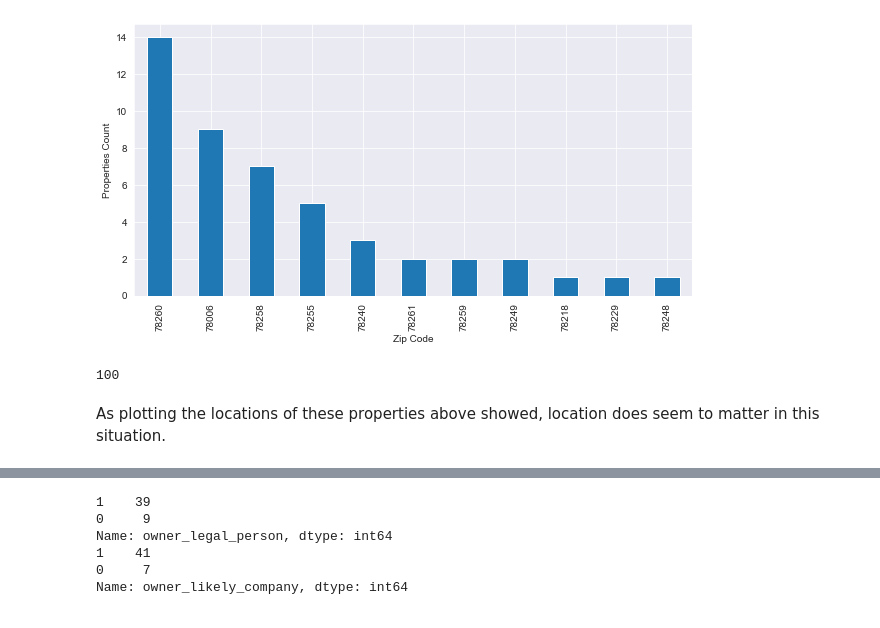
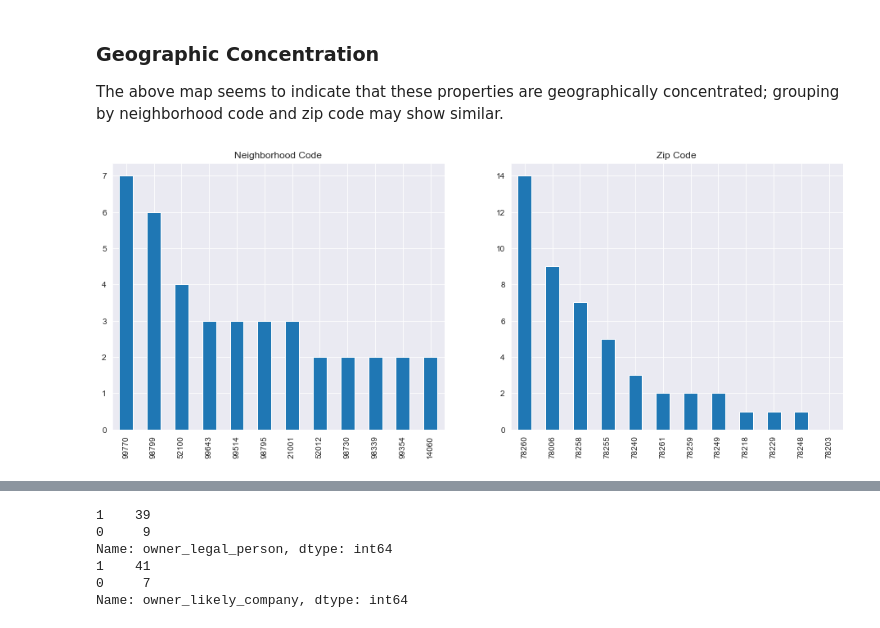
Before and after one commit to mpky/property_project, a Jupyter notebook: notebooks/Bexar_EDA.ipynb, the cells around one changed output, grey strips where cells are left out. Saved outputs shown, nothing was run; the diff lists cells and outputs as text; code cells hidden in the pictures.

Commit message:
Update notebook with more visualizations and comments

```diff
--- a/notebooks/Bexar_EDA.ipynb
+++ b/notebooks/Bexar_EDA.ipynb
@@ -136,15 +73,17 @@ plt.show()
-# %%
-prop_df['situs_zip'] = prop_df['situs_zip'].astype('category')
-# %%
-prop_df[prop_df.crim_prop==1]['situs_zip'].value_counts()[:11].plot(kind='bar',figsize=(10,5))
-plt.ylabel('Properties Count')
-plt.xlabel('Zip Code')
-plt.show()
-# %% [output]
-[figure, removed]
-# %%
-print(prop_df.situs_zip.nunique())
-# %% [output]
-100
-# %% [markdown]
-As plotting the locations of these properties above showed, location does seem to matter in this situation.
+# %% [markdown]
+### Geographic Concentration
+
+The above map seems to indicate that these properties are geographically concentrated; grouping by neighborhood code and zip code may show similar.
+# %%
+crim_sub_df = prop_df[prop_df.crim_prop==1]
+groups = ['hood_cd','situs_zip']
+titles = ['Neighborhood Code','Zip Code']
+
+plots = len(groups)
+fig, axes = plt.subplots((int(plots/2)),2,figsize=[16,6])
+
+for ax, var, title in zip(axes.flat,groups,titles):
+    crim_sub_df[str(var)].value_counts()[:12].plot(kind='bar',ax=ax,title=title)
+plt.show()
+# %% [output]
+[figure, added]
```
Also changed, not shown: parts of 58 cells of this notebook.
